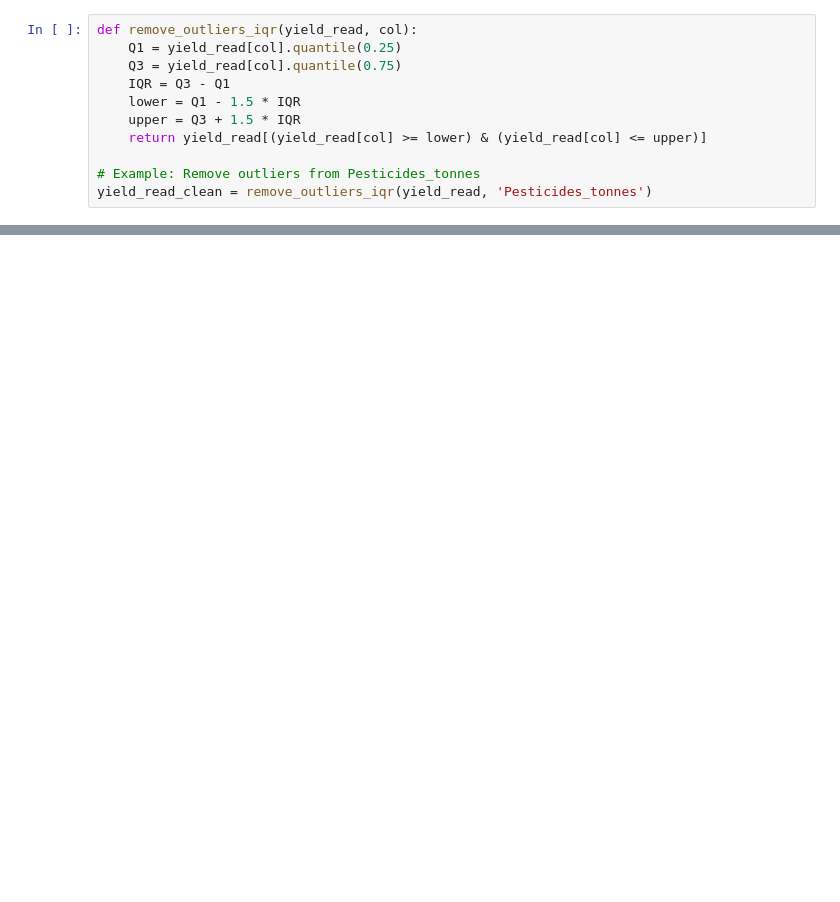
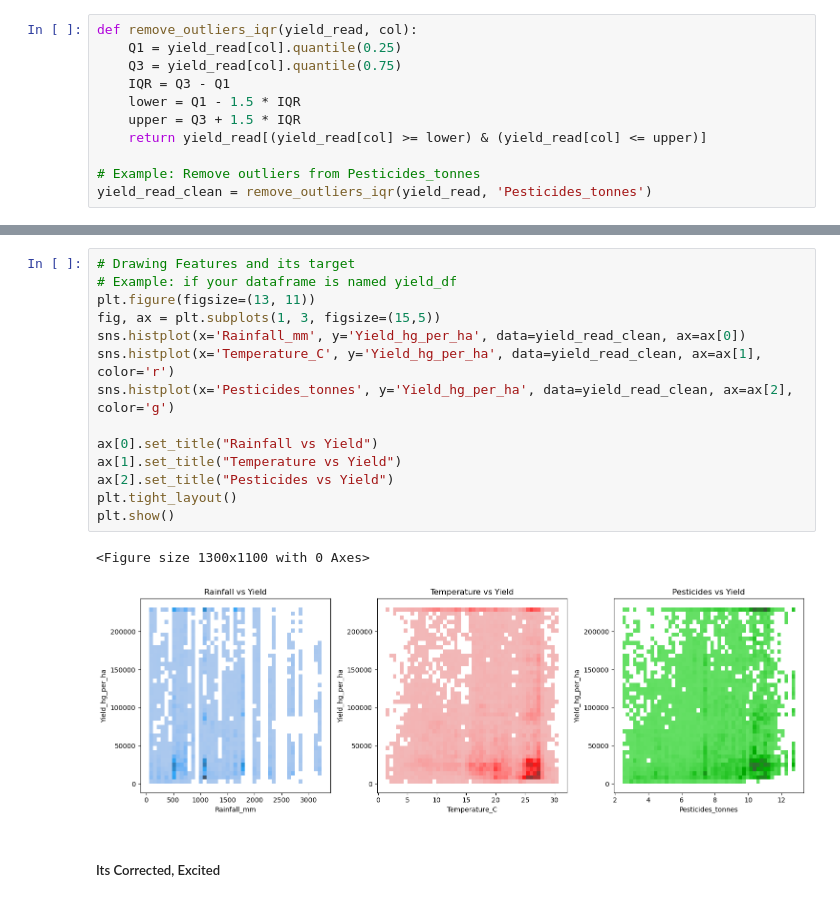
Before and after one commit to Bravinkindi9/Crop-yield-Prediction, a Jupyter notebook: model_train.ipynb, the cells around one changed output, grey strips where cells are left out. Cells and saved outputs as stored; diff of their text form; blank space fills up the shorter version.

```diff
--- a/model_train.ipynb
+++ b/model_train.ipynb
@@ -282,0 +301,19 @@ yield_read_clean = remove_outliers_iqr(yield_read, 'Pesticides_tonnes')
+# %%
+# Drawing Features and its target
+# Example: if your dataframe is named yield_df
+plt.figure(figsize=(13, 11))
+fig, ax = plt.subplots(1, 3, figsize=(15,5))
+sns.histplot(x='Rainfall_mm', y='Yield_hg_per_ha', data=yield_read_clean, ax=ax[0])
+sns.histplot(x='Temperature_C', y='Yield_hg_per_ha', data=yield_read_clean, ax=ax[1], color='r')
+sns.histplot(x='Pesticides_tonnes', y='Yield_hg_per_ha', data=yield_read_clean, ax=ax[2], color='g')
+
+ax[0].set_title("Rainfall vs Yield")
+ax[1].set_title("Temperature vs Yield")
+ax[2].set_title("Pesticides vs Yield")
+plt.tight_layout()
+plt.show()
+# %% [output]
+<Figure size 1300x1100 with 0 Axes>
+[figure, added]
+# %% [markdown]
+##### Its Corrected, Excited
```
Also changed, not shown: parts of 31 cells of this notebook.
